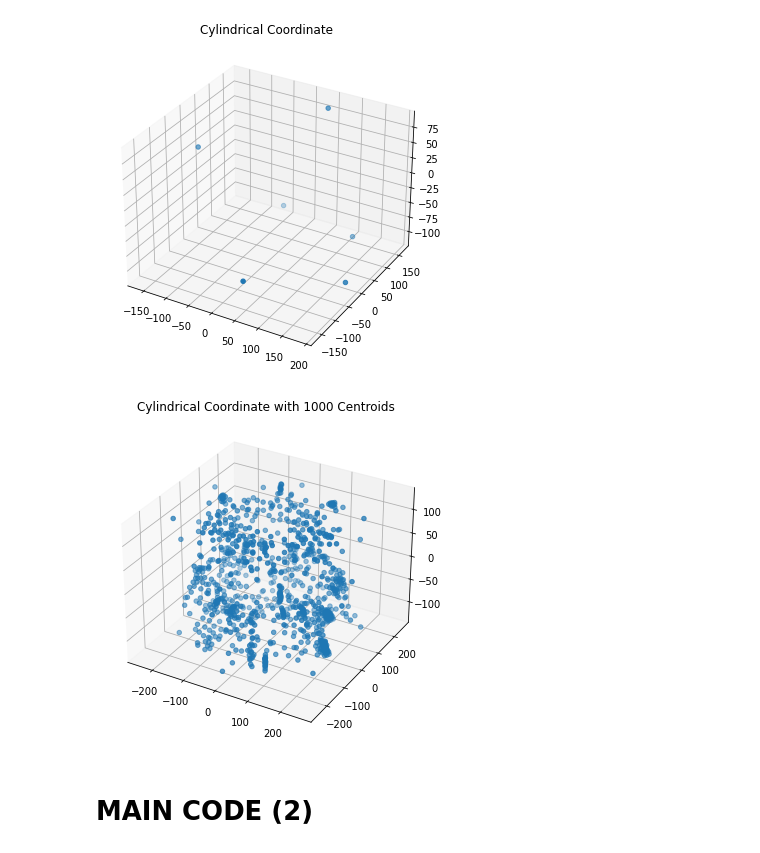
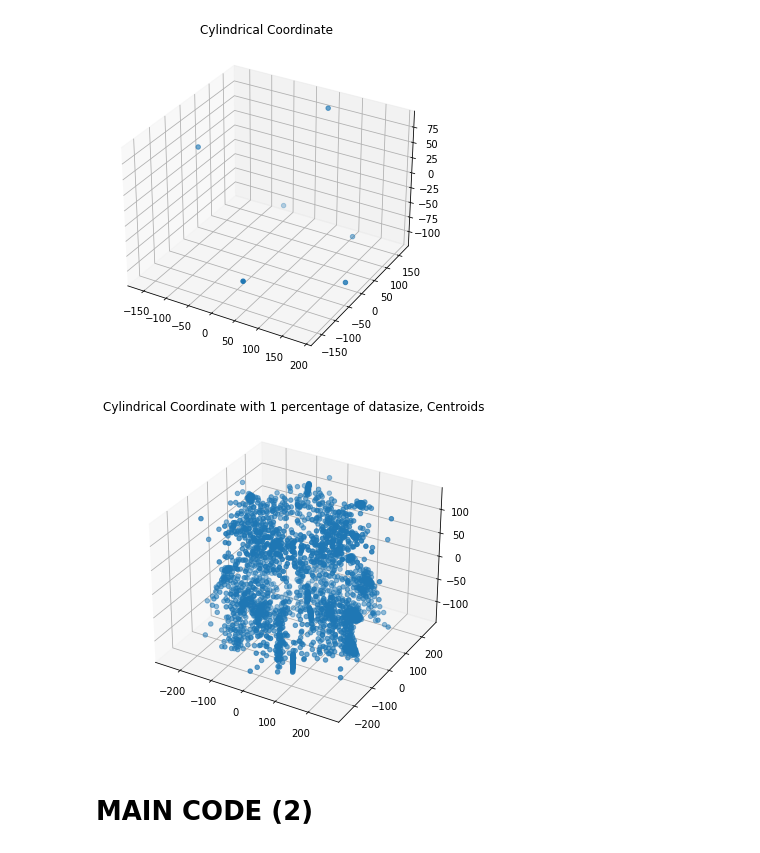
Before and after one commit to KIM-HANJOO/COLORTREE, a Jupyter notebook: imageopen.ipynb, the cells around one changed output. Saved outputs shown, nothing was run; the diff lists cells and outputs as text; code cells hidden in the pictures.

```diff
--- a/imageopen.ipynb
+++ b/imageopen.ipynb
@@ -344,25 +344,25 @@ print(cyl_center)
 ## Cylindrical with K = 100
 
 
-k_cyl_1000 = 1000
-kmeans_model_cyl_1000 = KMeans(n_clusters=k_cyl_1000, random_state=1).fit(cyl_df.iloc[:, :])
+k_cyl_1per = round(hsv_size * 0.01)
+kmeans_model_cyl_1per = KMeans(n_clusters=k_cyl_1per, random_state=1).fit(cyl_df.iloc[:, :])
 
-center_cyl_1000 = kmeans_model_cyl_1000.cluster_centers_
+center_cyl_1per = kmeans_model_cyl_1per.cluster_centers_
 
 
 # print(center_cyl_100)
 # %%
 ## PLOT 1000 CENTROIDS
 
 plt.rcParams["figure.figsize"] = (6, 6)
 fig = plt.figure()
-cyl_center_1000 = fig.add_subplot(111, projection = '3d')
-cyl_center_1000.scatter(center_cyl_1000[:, 0], center_cyl_1000[:, 1], center_cyl_1000[:, 2], cmap="plasma")
-plt.title('Cylindrical Coordinate with 1000 Centroids')
-plt.savefig('cylindrical_{}_1000_centroids.png'.format(loadimage), dpi=400)
+cyl_center_1per = fig.add_subplot(111, projection = '3d')
+cyl_center_1per.scatter(center_cyl_1per[:, 0], center_cyl_1per[:, 1], center_cyl_1per[:, 2], cmap="plasma")
+plt.title('Cylindrical Coordinate with 1 percentage of datasize, Centroids')
+plt.savefig('cylindrical_{}_1per_centroids.png'.format(loadimage), dpi=400)
 plt.show()
 # %% [output]
-[figure, old version]
+[figure, new version]
 # %% [markdown]
 # MAIN CODE (2)
 # %%
```
Also changed, not shown: 1 other file.
